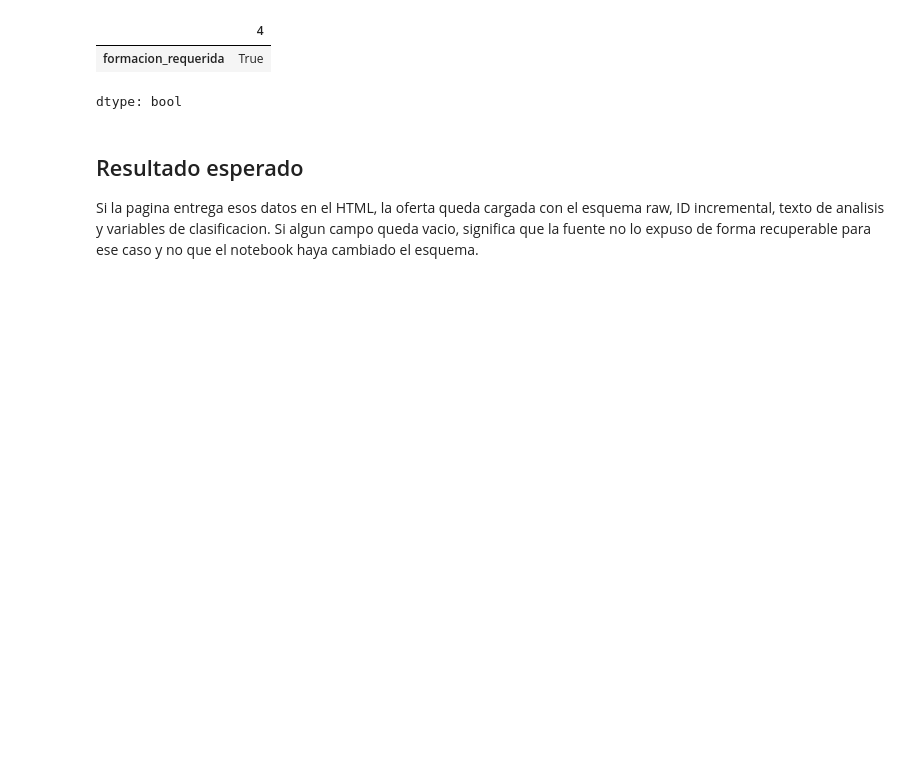
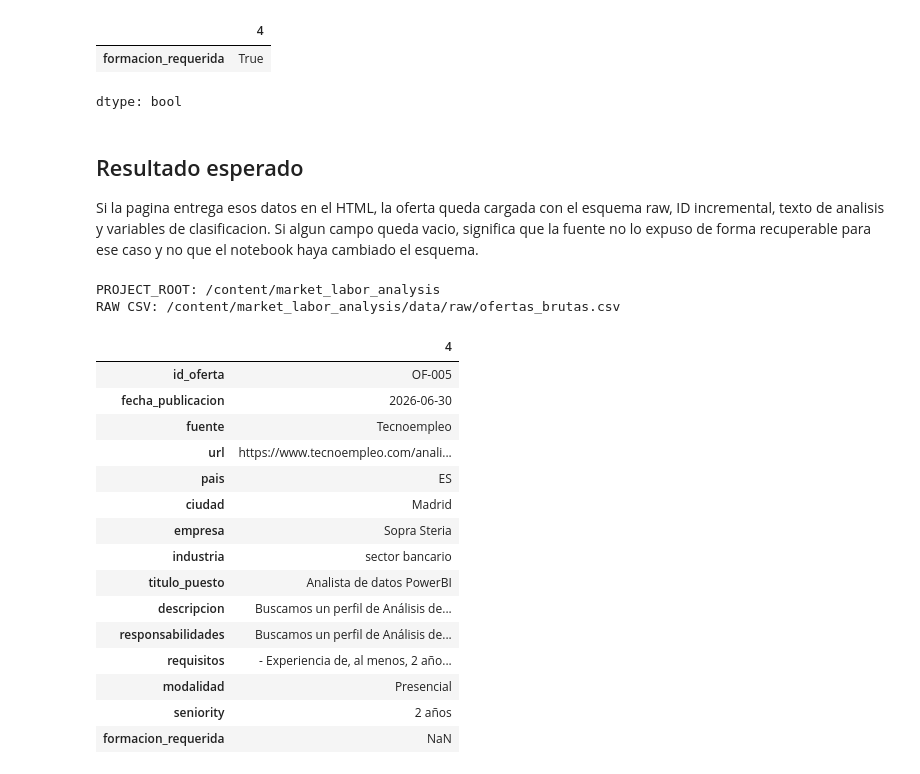
Before and after one commit to YaninaColangelo/market_labor_analysis, a Jupyter notebook: notebooks/00_1_exploracion_fuente.ipynb, the cells around one changed output. Drawn from its saved outputs; the diff is of its cells as text; code cells hidden in the pictures; blank space fills up the shorter version.

Commit message:
Actualizar notebook de exploración de fuente

```diff
--- a/notebooks/00_1_exploracion_fuente.ipynb
+++ b/notebooks/00_1_exploracion_fuente.ipynb
@@ -239,3 +239,66 @@ dtype: bool
 ## Resultado esperado
 
 Si la pagina entrega esos datos en el HTML, la oferta queda cargada con el esquema raw, ID incremental, texto de analisis y variables de clasificacion. Si algun campo queda vacio, significa que la fuente no lo expuso de forma recuperable para ese caso y no que el notebook haya cambiado el esquema.
+# %%
+import pandas as pd
+
+from src.etl import transformar_oferta
+from src.data_collection import (
+    append_offers,
+    load_raw_dataset,
+    normalize_offer_to_raw_schema,
+    save_raw_dataset,
+)
+from src.utils import DATA_RAW, PROJECT_ROOT
+
+
+# Verificar que estamos trabajando sobre el repo correcto
+print("PROJECT_ROOT:", PROJECT_ROOT)
+print("RAW CSV:", DATA_RAW / "ofertas_brutas.csv")
+
+
+# Recalcular la transformacion desde la oferta extraida actual
+oferta_transformada = transformar_oferta(oferta_extraida)
+
+oferta_raw = normalize_offer_to_raw_schema(oferta_transformada)
+
+# Forzar id incremental OF-...
+oferta_raw["id_oferta"] = None
+
+
+# Cargar raw actual
+df_raw = load_raw_dataset()
+
+# Reemplazar explicitamente SOLO esta oferta por URL
+df_raw = df_raw[df_raw["url"] != oferta_raw["url"]].copy()
+
+# Agregar version actualizada
+df_raw = append_offers(df_raw, [oferta_raw])
+
+# Guardar en data/raw/ofertas_brutas.csv
+save_raw_dataset(df_raw)
+
+
+# Leer de nuevo desde disco para comprobar que realmente quedo guardada
+df_raw_check = pd.read_csv(DATA_RAW / "ofertas_brutas.csv")
+
+df_raw_check[df_raw_check["url"] == url].T
+# %% [output]
+PROJECT_ROOT: /content/market_labor_analysis
+RAW CSV: /content/market_labor_analysis/data/raw/ofertas_brutas.csv
+|  | 4 |
+| id_oferta | OF-005 |
+| fecha_publicacion | 2026-06-30 |
+| fuente | Tecnoempleo |
+| url | https://www.tecnoempleo.com/anali... |
+| pais | ES |
+| ciudad | Madrid |
+| empresa | Sopra Steria |
+| industria | sector bancario |
+| titulo_puesto | Analista de datos PowerBI |
+| descripcion | Buscamos un perfil de Análisis de... |
+| responsabilidades | Buscamos un perfil de Análisis de... |
+| requisitos | - Experiencia de, al menos, 2 año... |
+| modalidad | Presencial |
+| seniority | 2 años |
+| formacion_requerida | NaN |
```
Also changed, not shown: parts of 2 cells of this notebook.
